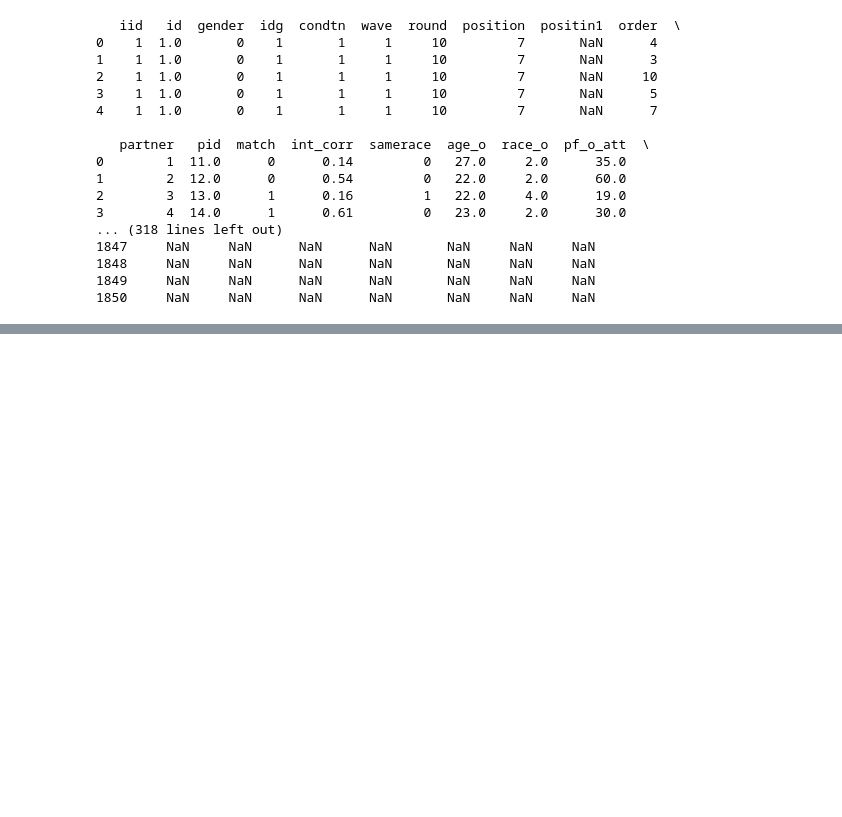
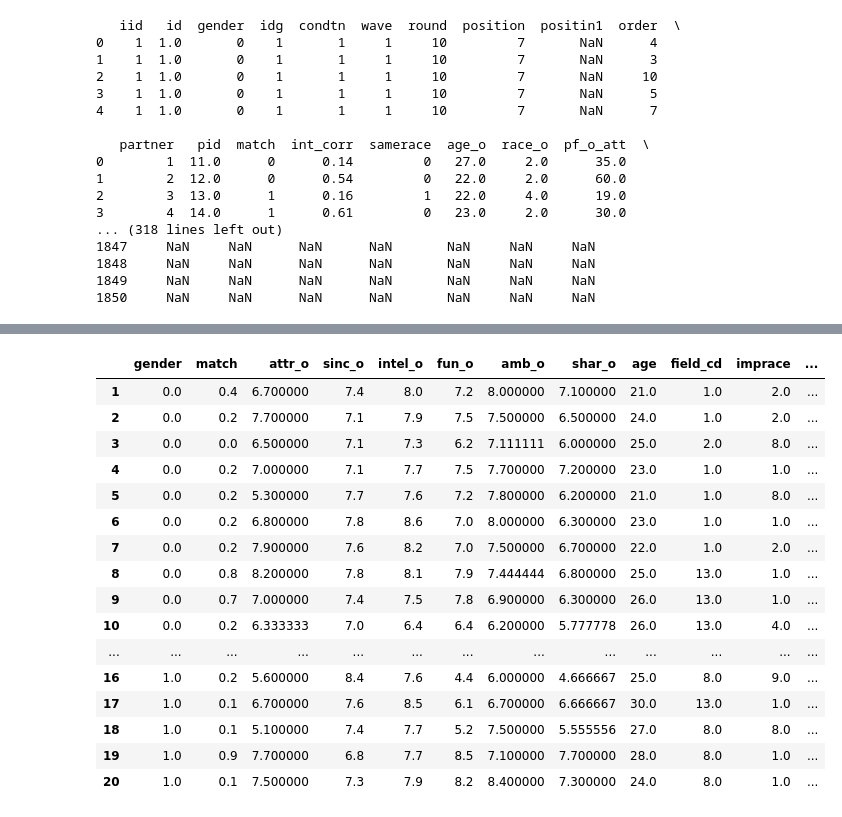
Before and after one commit to magescher/DataScience_SpeedDatingExperiment, a Jupyter notebook: SpeedDating.ipynb, the cells around one changed output, grey strips where cells are left out. Cells and saved outputs as stored; diff of their text form; code cells hidden in the pictures; blank space fills up the shorter version.

Commit message:
Added more models with match rate and men/women

```diff
--- a/SpeedDating.ipynb
+++ b/SpeedDating.ipynb
@@ -336,0 +428,20 @@ yoga           0.0034      0.003      1.336      0.182        -0.002     0.008
+# %%
+lookup.head(20)
+# %% [output]
+|  | gender | match | attr_o | sinc_o | intel_o | fun_o | amb_o | shar_o | age | field_cd | imprace | ... |
+| 1 | 0.0 | 0.4 | 6.700000 | 7.4 | 8.0 | 7.2 | 8.000000 | 7.100000 | 21.0 | 1.0 | 2.0 | ... |
+| 2 | 0.0 | 0.2 | 7.700000 | 7.1 | 7.9 | 7.5 | 7.500000 | 6.500000 | 24.0 | 1.0 | 2.0 | ... |
+| 3 | 0.0 | 0.0 | 6.500000 | 7.1 | 7.3 | 6.2 | 7.111111 | 6.000000 | 25.0 | 2.0 | 8.0 | ... |
+| 4 | 0.0 | 0.2 | 7.000000 | 7.1 | 7.7 | 7.5 | 7.700000 | 7.200000 | 23.0 | 1.0 | 1.0 | ... |
+| 5 | 0.0 | 0.2 | 5.300000 | 7.7 | 7.6 | 7.2 | 7.800000 | 6.200000 | 21.0 | 1.0 | 8.0 | ... |
+| 6 | 0.0 | 0.2 | 6.800000 | 7.8 | 8.6 | 7.0 | 8.000000 | 6.300000 | 23.0 | 1.0 | 1.0 | ... |
+| 7 | 0.0 | 0.2 | 7.900000 | 7.6 | 8.2 | 7.0 | 7.500000 | 6.700000 | 22.0 | 1.0 | 2.0 | ... |
+| 8 | 0.0 | 0.8 | 8.200000 | 7.8 | 8.1 | 7.9 | 7.444444 | 6.800000 | 25.0 | 13.0 | 1.0 | ... |
+| 9 | 0.0 | 0.7 | 7.000000 | 7.4 | 7.5 | 7.8 | 6.900000 | 6.300000 | 26.0 | 13.0 | 1.0 | ... |
+| 10 | 0.0 | 0.2 | 6.333333 | 7.0 | 6.4 | 6.4 | 6.200000 | 5.777778 | 26.0 | 13.0 | 4.0 | ... |
+| ... | ... | ... | ... | ... | ... | ... | ... | ... | ... | ... | ... | ... |
+| 16 | 1.0 | 0.2 | 5.600000 | 8.4 | 7.6 | 4.4 | 6.000000 | 4.666667 | 25.0 | 8.0 | 9.0 | ... |
+| 17 | 1.0 | 0.1 | 6.700000 | 7.6 | 8.5 | 6.1 | 6.700000 | 6.666667 | 30.0 | 13.0 | 1.0 | ... |
+| 18 | 1.0 | 0.1 | 5.100000 | 7.4 | 7.7 | 5.2 | 7.500000 | 5.555556 | 27.0 | 8.0 | 8.0 | ... |
+| 19 | 1.0 | 0.9 | 7.700000 | 6.8 | 7.7 | 8.5 | 7.100000 | 7.700000 | 28.0 | 8.0 | 1.0 | ... |
+| 20 | 1.0 | 0.1 | 7.500000 | 7.3 | 7.9 | 8.2 | 8.400000 | 7.300000 | 24.0 | 8.0 | 1.0 | ... |
```
Also changed, not shown: parts of 16 cells of this notebook.
